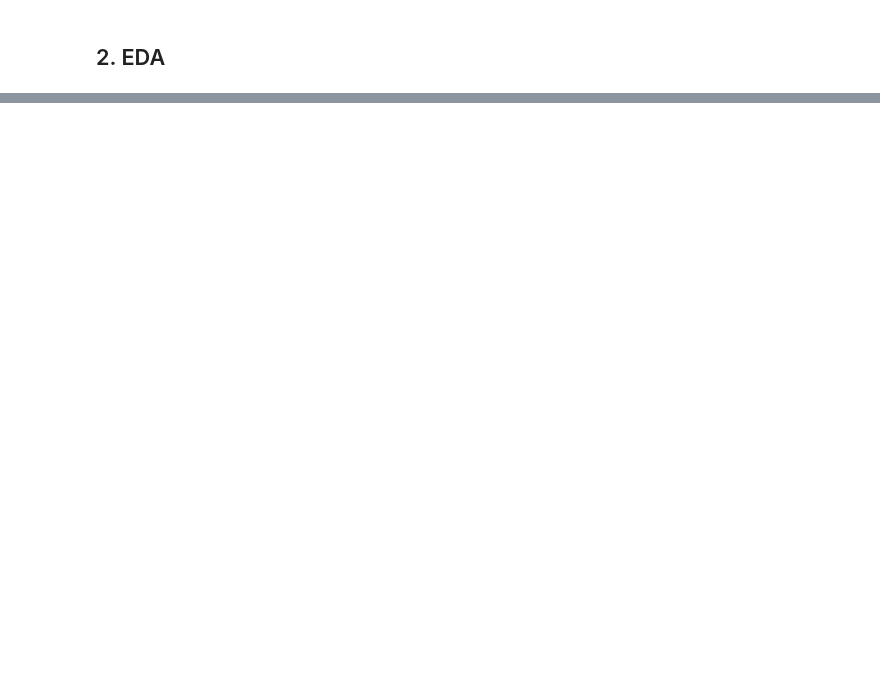
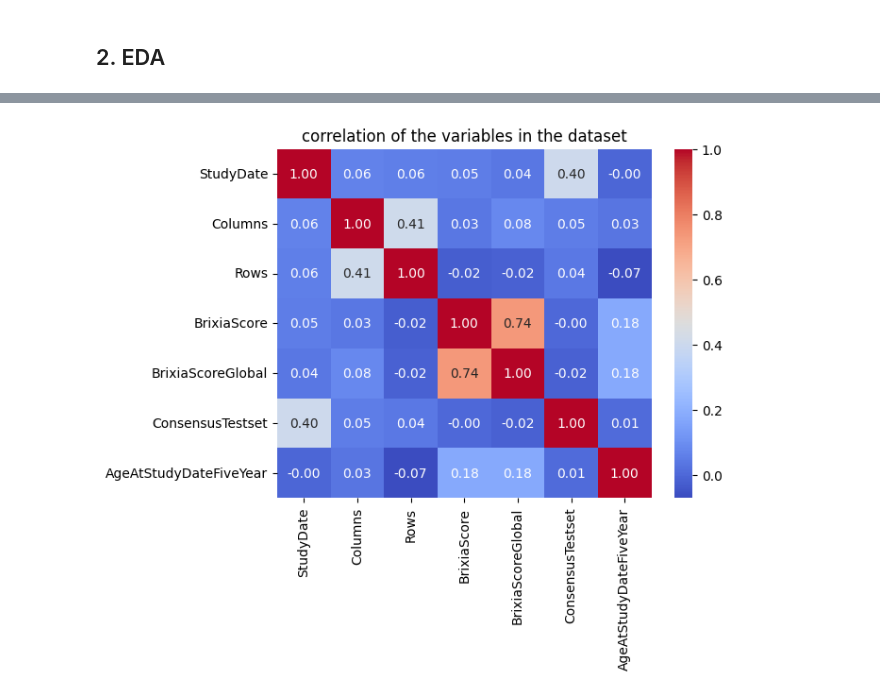
Before and after one commit to adcollin/COVID-detection-from-XRay, a Jupyter notebook: Data/Brixia/Brixia_EDA.ipynb, the cells around one changed output, grey strips where cells are left out. Drawn from its saved outputs; the diff is of its cells as text; code cells hidden in the pictures; blank space fills up the shorter version.

```diff
--- a/Data/Brixia/Brixia_EDA.ipynb
+++ b/Data/Brixia/Brixia_EDA.ipynb
@@ -51,0 +145,8 @@ df_train = np.load(preprocessed_path)
+# %%
+#correlation matrix -- of numerical metadata
+corr_matrix = df_metadata.corr()
+sns.heatmap(corr_matrix, annot=True, cmap='coolwarm', fmt=".2f", annot_kws={"size": 10})
+plt.title('correlation of the variables in the dataset')
+plt.show()
+# %% [output]
+[figure, added]
```
Also changed, not shown: parts of 8 cells of this notebook, 4 other files.
